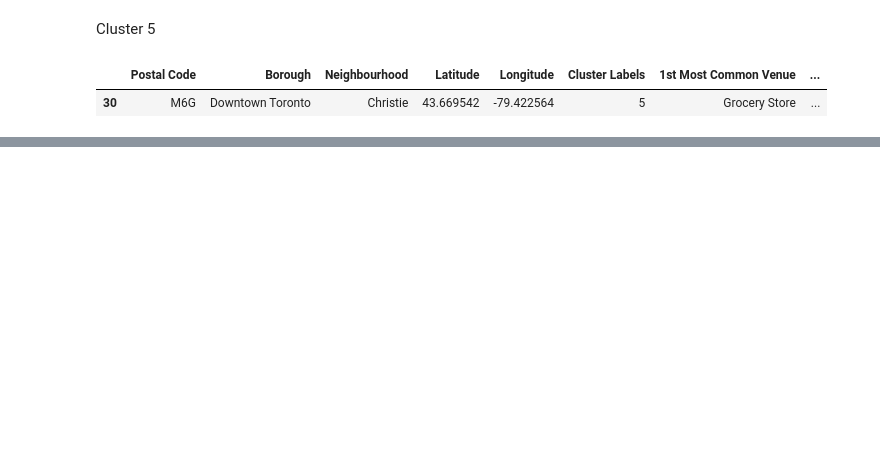
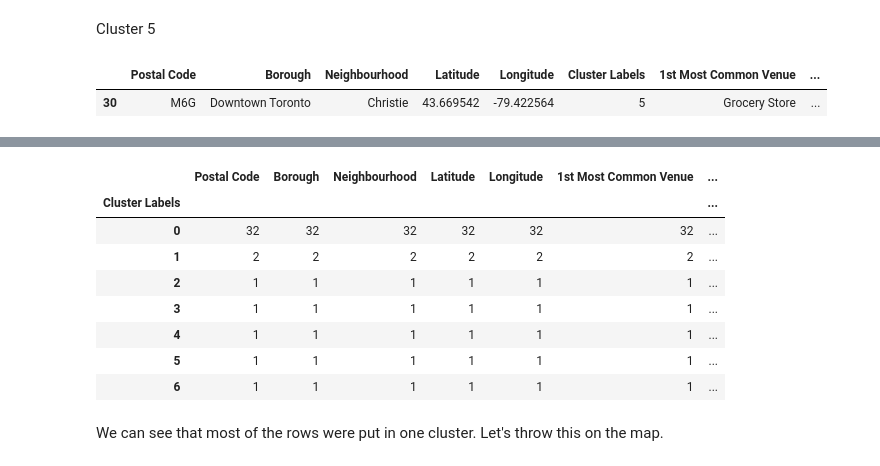
Before and after one commit to bencew/Coursera_Capstone, a Jupyter notebook: Segmenting and Clustering Neighborhoods in Toronto.ipynb, the cells around one changed output, grey strips where cells are left out. Saved outputs shown, nothing was run; the diff lists cells and outputs as text; code cells hidden in the pictures; blank space fills up the shorter version.

```diff
--- a/Segmenting and Clustering Neighborhoods in Toronto.ipynb
+++ b/Segmenting and Clustering Neighborhoods in Toronto.ipynb
@@ -653,0 +671,14 @@ final_df.loc[final_df['Cluster Labels'] == 5]
+# %%
+final_df2.groupby("Cluster Labels").count()
+# %% [output]
+|  | Postal Code | Borough | Neighbourhood | Latitude | Longitude | 1st Most Common Venue | ... |
+| Cluster Labels |  |  |  |  |  |  | ... |
+| 0 | 32 | 32 | 32 | 32 | 32 | 32 | ... |
+| 1 | 2 | 2 | 2 | 2 | 2 | 2 | ... |
+| 2 | 1 | 1 | 1 | 1 | 1 | 1 | ... |
+| 3 | 1 | 1 | 1 | 1 | 1 | 1 | ... |
+| 4 | 1 | 1 | 1 | 1 | 1 | 1 | ... |
+| 5 | 1 | 1 | 1 | 1 | 1 | 1 | ... |
+| 6 | 1 | 1 | 1 | 1 | 1 | 1 | ... |
+# %% [markdown]
+We can see that most of the rows were put in one cluster. Let's throw this on the map.
```
Also changed, not shown: parts of 27 cells of this notebook.
